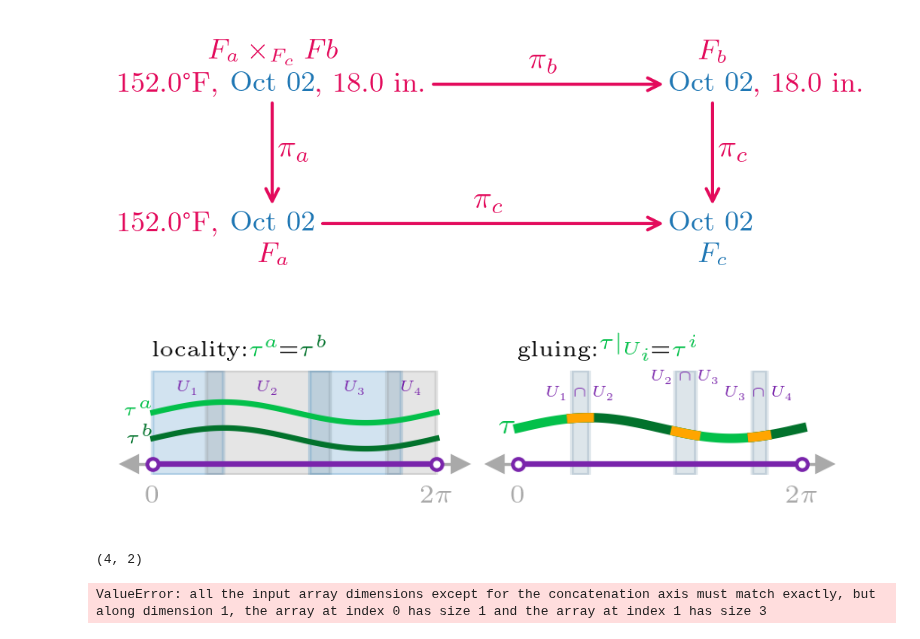
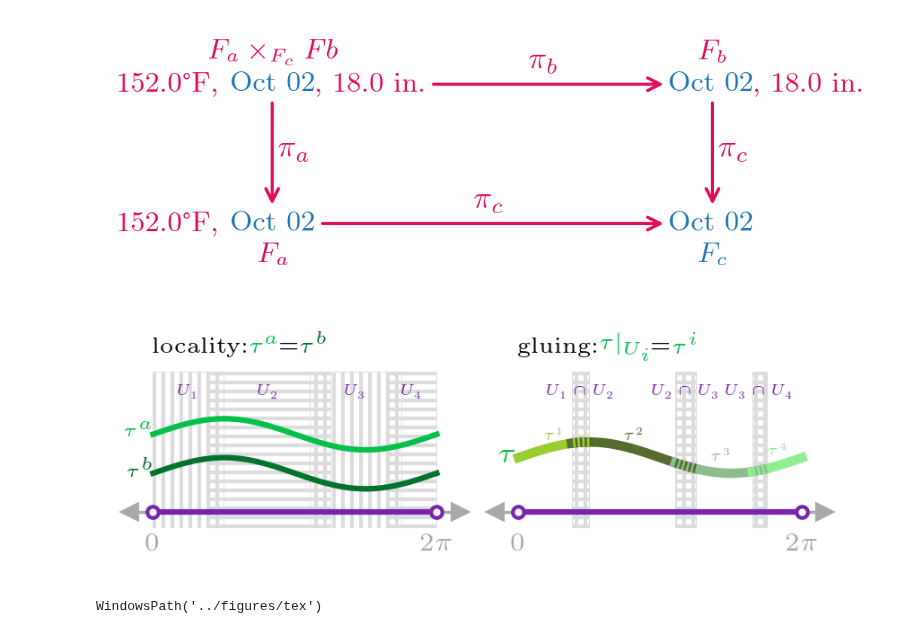
Before and after one commit to story645/team, a Jupyter notebook: paper/figcode/equation_diagrams.ipynb, the cells around one changed output. Cells and saved outputs as stored; diff of their text form; code cells hidden in the pictures.

```diff
--- a/paper/figcode/equation_diagrams.ipynb
+++ b/paper/figcode/equation_diagrams.ipynb
@@ -401,7 +401,7 @@ fig.savefig(paper_path/'f_product.png', bbox_inches='tight')
 # %% [output]
 [figure]
 # %%
-fig, ax = plt.subplots(figsize=(3.5, .5))
+fig, ax = plt.subplots(figsize=(3.5, .75))
 ax.set(xlim=(0,1), ylim=(0,1))
 
 
@@ -419,62 +419,67 @@ cover = np.array([[0, np.pi/2], [np.pi/2-np.pi/8, 5*np.pi/4],
 
 opencolor = ['tab:blue', 'gray']
 sc = [pcd['section'], pc.lighten(pcd['section'], 1.25)]
+rs = ['yellowgreen', 'darkolivegreen', 'darkseagreen','lightgreen']
+
+
+olabs = [r"$\tau\vert_{U_1}$", r"$\tau\vert_{U_2}$", r"$\tau\vert_{U_3}$", r"$\tau\vert_{U_4}$"]
+hatch = ["|||||", "-----"]
+span_kw = dict(edgecolor='gainsboro', facecolor='none', lw=.2, alpha=1, zorder=-10)
 
 for i, (x1, x2) in enumerate(cover):
     color = opencolor[i%2]
-    loc.axvspan(x1, x2, alpha=.2, color=color)
-    loc.text(x1+(x2-x1)/2, .7, f"$U_{i+1}$", size=fs['tiny']-1, ha='center', color=pcd['base'])
+    l = loc.axvspan(x1, x2, hatch = hatch[i%2], **span_kw )
+    loc.text(x1+(x2-x1)/2, .75, f"$U_{i+1}$", size=fs['tiny']-1, ha='center', color=pcd['base'])
 
     xs = np.linspace(x1, x2, 100)
-    glue.plot(xs, np.sin(xs)*.1 + .35, color=sc[i%2], lw=2.5)
+    gl, = glue.plot(xs, np.sin(xs)*.1 + .35, color=rs[i], lw=2.5, zorder=-2)
+    glue.annotate(r"$\tau$" + f"$^{i+1}$", xy=(.5, 1), xycoords=gl, color=rs[i],    size=fs['tiny']-1, ha='center', va='bottom')
+    #glue.annotate(olabs[i], xy=(.5, 0), xycoords=gl, color=sc[0], size=fs['tiny']-1, ha='center', va='top')
+
+for i, (x1, x2) in enumerate(np.vstack([cover[0:-1,1],cover[1:, 0]]).T):
+    for h in hatch:
+        glue.axvspan(x1, x2, hatch=h, **span_kw )
+    glue.text(x1+(x2-x1)/2, .75, f"$U_{i+1}\cap U_{i+2}$", size=fs['tiny']-1, ha='center', color=pcd['base'])
+
+    xs = np.linspace(x1, x2, 100)
+    ys =  np.sin(xs)*.1 + .35
+    glue.plot(xs, ys , color=rs[i], gapcolor=rs[i+1], dashes=(.25,.25), lw=2.5, zorder=10)
 
 
-for i, (x1, x2) in enumerate(np.vstack([cover[0:-1,1],cover[1:, 0]]).T):
-    for color in opencolor:
-        glue.axvspan(x1, x2, alpha=.1, color=color)
-    glue.text(x1+(x2-x1)/2, .8 if i%2 else .65, f"$U_{i+1}\cap U_{i+2}$", size=fs['tiny']-1, ha='center', color=pcd['base'])
-
-    xs = np.linspace(x1, x2, 100)
-    glue.plot(xs, np.sin(xs)*.1 + .35, color='orange', lw=2.5, zorder=10)
-
 xl = np.linspace(*x, 100)
-s1, = loc.plot(xl, np.sin(xl)*.1 + .5, color=pcd['section'])
-s2, = loc.plot(xl, np.sin(xl)*.1 + .25, color=tbc)
+s1, = loc.plot(xl, np.sin(xl)*.1 + .5, color=sc[0])
+s2, = loc.plot(xl, np.sin(xl)*.1 + .25, color=sc[1])
 loc.annotate(r"$\tau^{a}$", xy=(0, .6), xycoords=s1, va='center', ha='right',
              size=fs['tiny'], color=sc[0])
 loc.annotate(r"$\tau^{b}$", xy=(0, .6), xycoords=s2, va='center', ha='right',
              size=fs['tiny'], color=sc[1])
 fontsize = fs['script']-1
 loctrans = mtransforms.blended_transform_factory(loc.transData, loc.transAxes)
 title = loc.text(0,1.1, "locality:", fontsize=fontsize, va='bottom', transform=loctrans)
 t1 = loc.annotate(r"$\;\tau^{a}$", xy=(1,0), xycoords=title, va='bottom',
                  ha='left', fontsize=fontsize, color=sc[0])
 eq = loc.annotate(r"$=$", xy=(1,0), xycoords=t1, va='bottom',
                  ha='left', fontsize=fontsize)
 t2 = loc.annotate(r"$\tau^{b}$", xy=(1,0), xycoords=eq, va='bottom',
                  ha='left', fontsize=fontsize, color=sc[1])
 
 tg, = glue.plot(xl, np.sin(xl)*.1 + .35, color='none', ls='-')
 glue.annotate(r"$\tau$",  xy=(-.02, .6), xycoords=tg, va='center', ha='right',
              size=fs['tiny']+3, color=sc[0])
 
 gluetrans = mtransforms.blended_transform_factory(glue.transData, glue.transAxes)
 title = glue.text(0,1.1, "gluing:", fontsize=fontsize, va='bottom', transform=gluetrans)
-t1 = glue.annotate(r"$\;\tau\vert_{U_i}$", xy=(1,0), xycoords=title, va='bottom',
+t1 = glue.annotate(r"$\;\tau\vert_{U_i}$", xy=(1,.5), xycoords=title, va='center',
                  ha='left', fontsize=fontsize, color=sc[0])
-eq = glue.annotate(r"$=$", xy=(1,0), xycoords=t1, va='bottom',
+eq = glue.annotate(r"$=$", xy=(1,.5), xycoords=t1, va='center',
                  ha='left', fontsize=fontsize)
-t2 = glue.annotate(r"$\tau^{i}$", xy=(1,0), xycoords=eq, va='bottom',
+t2 = glue.annotate(r"$\tau^{i}$", xy=(1,.5), xycoords=eq, va='center',
                  ha='left', fontsize=fontsize, color=sc[0])
 ax.axis('off')
-fig.savefig(paper_path/"sheaf_rules.png", bbox_inches='tight')
+fig.savefig(paper_path/"sheaf_rules.png", bbox_inches='tight', dpi=300)
 # %% [output]
-[figure, old version]
+[figure, new version]
-# %%
-cover.shape
-# %% [output]
-(4, 2)
-# %%
-np.vstack([cover[0:1, 0], cover[:-1,1] - cover[1:,0]])
-# %% [output]
-ValueError: all the input array dimensions except for the concatenation axis must match exactly, but along dimension 1, the array at index 0 has size 1 and the array at index 1 has size 3
+# %%
+paper_path
+# %% [output]
+WindowsPath('../figures/tex')
```
Also changed, not shown: 8 other files.
